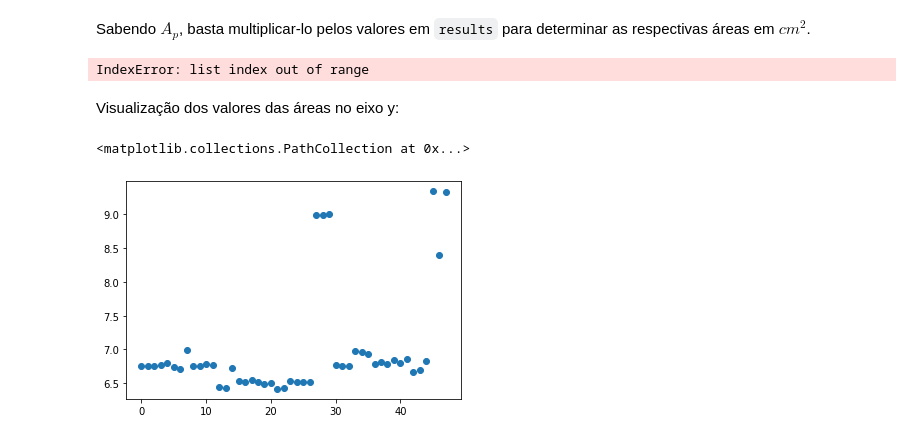
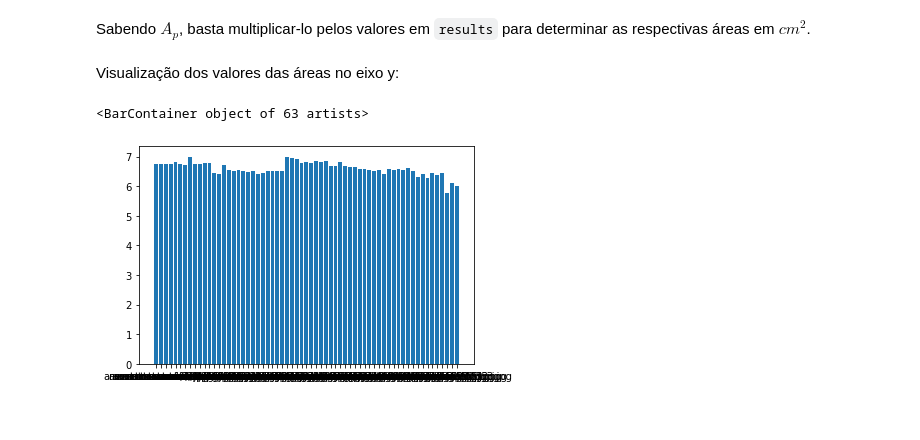
Before and after one commit to icarob-eng/contador-de-pixels, a Jupyter notebook: Contador_de_pixels.ipynb, the cells around one changed output. Saved outputs shown, nothing was run; the diff lists cells and outputs as text; code cells hidden in the pictures.

```diff
--- a/Contador_de_pixels.ipynb
+++ b/Contador_de_pixels.ipynb
@@ -77,7 +77,7 @@ bases = [
         ]
 # %%
 n_meses = 5
-results = {arq.format(mes, base.format(n)): 0 for mes, base, n in product(range(1, n_meses+1), bases, range(1, 3+1))}
+results = {ARQ.format(mes, base.format(n)): 0 for mes, base, n in product(range(1, n_meses+1), BASES, range(1, 3+1))}
 # cria um dicionário cujas chaves são preenchidas para cada mes num intervalo de 1 a n_meses, para todas
 # as bases de nome listadas anteriormente, para todos os valores de 1 a 3 (S1, S2, S3)
 # %% [markdown]
@@ -159,24 +127,41 @@ refs_area = [
+# %%
+refs_REF = {
+    BASES[5].format(1): 3 ** 2,  # REF1
+    BASES[5].format(2): 3 ** 2,  # REF2
+    BASES[5].format(3): 3 ** 2  # REF3
+}
+refs_area = [
+    {
+        BASES[0].format(1): 2.6 * 2.6,
+        BASES[0].format(2): 2.6 * 2.595,
+        BASES[0].format(3): 2.6 * 2.6
+    },
+    refs_REF,  # utilizou-se a mesma referência
+    refs_REF,
+    refs_REF,
+    refs_REF
+]
 # %% [markdown]
 Para usar as referências de um mês como medida de área, basta caluclar a área por píxel $A_p$ de cada foto, fazendo $A_p=\frac{Area}{\#Pixels}$
 # %%
 def ap_mes(n: int):
     mes = refs_area[n-1]
-    aps = [mes[k] / results[arq.format(n, k)] for k in mes]
+    aps = [mes[k] / results[ARQ.format(n, k)] for k in mes]
 
     return np.mean(aps), np.std(aps)
 # %% [markdown]
 Sabendo $A_p$, basta multiplicar-lo pelos valores em `results` para determinar as respectivas áreas em $cm^2$.
 # %%
-areas = []
+areas = {}
 for k in results:
-    m = int(k.split('/')[0][-1])  # descobre o número do mês
-    areas.append(results[k] * ap_mes(m)[0])
+    if k.split('/')[1].split('.')[0][:-1] != BASES[5][:-2]:  # garante que ref não será considerado
+        m = int(k.split('/')[0][-1])  # descobre o número do mês
+        areas[k] = results[k] * ap_mes(m)[0]
-# %% [output]
-IndexError: list index out of range
 # %% [markdown]
 Visualização dos valores das áreas no eixo y:
-# %%
-plt.scatter(np.arange(len(areas)), areas)
-# %% [output]
-<matplotlib.collections.PathCollection at 0x...>
-[figure, removed]
+# %%
+plt.bar(areas.keys(), areas.values())
+# print(areas)
+# %% [output]
+<BarContainer object of 63 artists>
+[figure, added]
```
Also changed, not shown: parts of 7 cells of this notebook, 1 other file.
